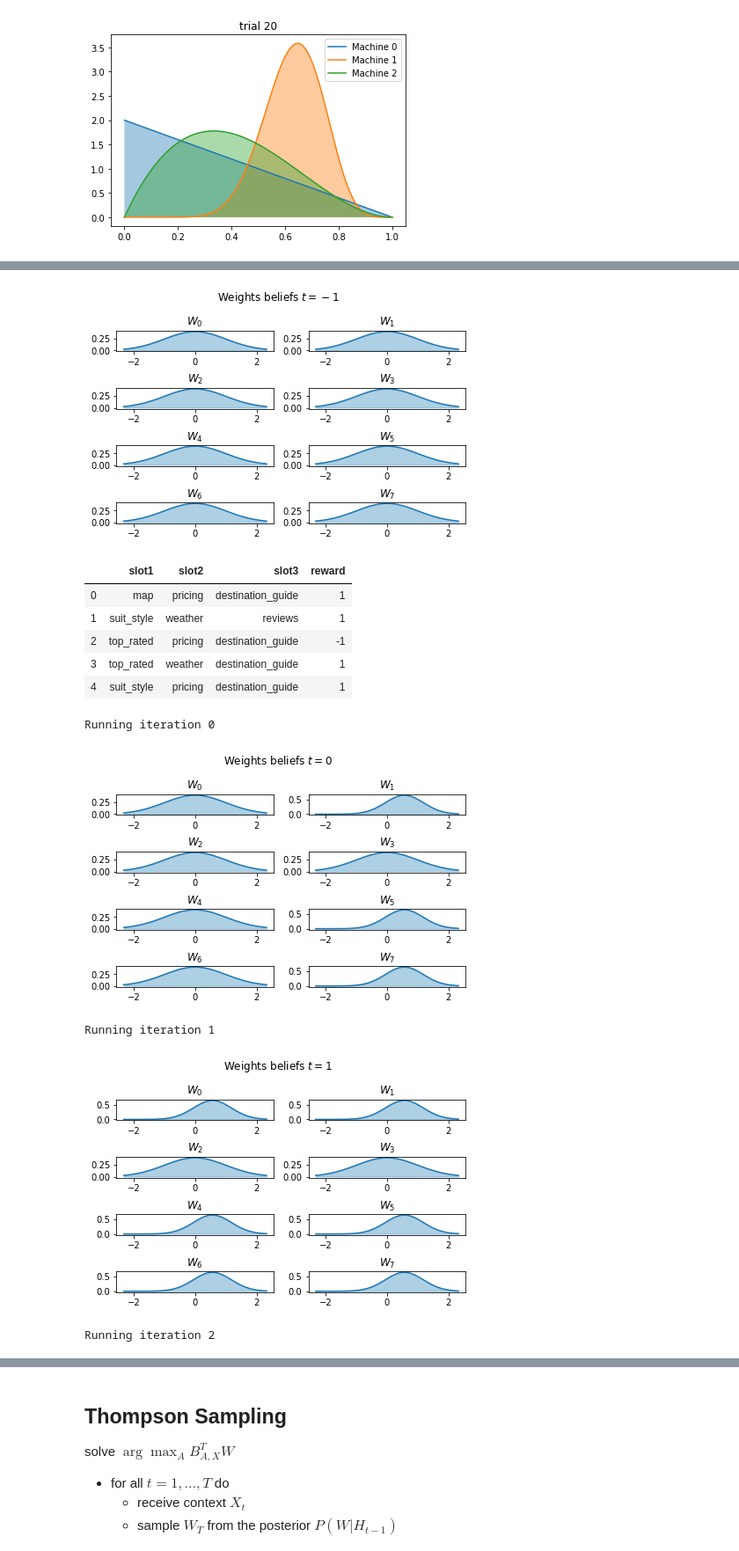
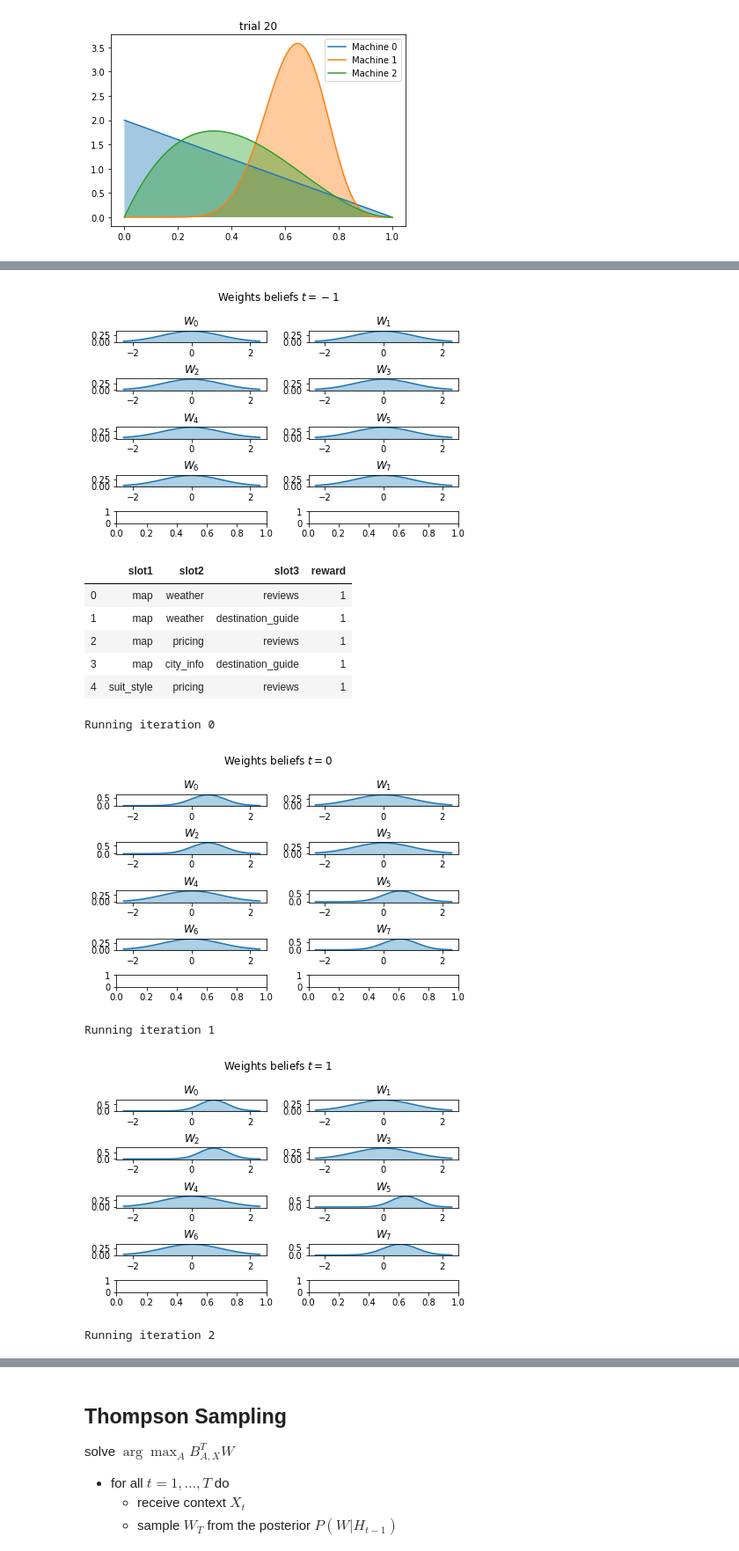
Before and after one commit to rfdickerson/multiarmed-bandits, a Jupyter notebook: bandits.ipynb, the cells around one changed output, grey strips where cells are left out. Shown: that part at 88% size. Cells and saved outputs as stored; diff of their text form; code cells hidden in the pictures.

```diff
--- a/bandits.ipynb
+++ b/bandits.ipynb
@@ -250,15 +250,25 @@ H["slot1"] = H["slot1"].cat.set_categories(choices_slot_1)
 H["slot2"] = H["slot2"].cat.set_categories(choices_slot_2)
 H["slot3"] = H["slot3"].cat.set_categories(choices_slot_3)
 
-#df["device_context"] = df["device_context"].cat.set_categories(['web', 'mobile'])
-
 
 def to_features(df):
     """convert the slots to a feature vector"""
+
     df1 = df.copy()
+
+    if 'reward' in df1.columns:
+        df1 = df1.drop(columns=["reward"])
+
+    df1["bias"] = 1
+
+    # convert the slots to indicator variables
     df1 = pd.get_dummies(df1, columns=["slot1", "slot2", "slot3"])
-    if 'reward' in df.columns:
-        df1 = df1.drop(columns=["reward"])
+
+    # add the pairwise slot interactions
+
+    # add the context
+
+    # add the pairwise context-slot interactions
     return df1
 
 def to_categories(df, columns):
@@ -353,21 +363,21 @@ def w(t):
 
 def update(mu, sigma, feature, reward, beta=1):
     """update the means and variance based on the feature and reward"""
-    variance = beta**2 + feature*sigma
+    variance = beta**2 + feature*sigma**2
     Sigma = np.sqrt(variance)
 
-    mu = mu + reward * feature * sigma**2/Sigma * v(reward*feature*mu/Sigma)
-    sigma = sigma * (1 - feature * sigma**2/Sigma * w(reward * feature * mu/Sigma))
+    mu = mu + reward * feature * sigma**2/Sigma * v(reward*feature*np.mean(mu)/Sigma)
+    sigma = sigma * (1 - feature * sigma**2/Sigma * w(reward * feature * np.mean(mu)/Sigma))
     return mu, sigma
 # %%
 def plot_weights(mu, sigma, t):
     """Show the gaussian distributions for each of the weights"""
 
     d = mu.shape[0]
-    fig, axs = plt.subplots(4, 2, constrained_layout=True)
+    fig, axs = plt.subplots(5, 2, constrained_layout=True)
     fig.suptitle("Weights beliefs $t={}$".format(t))
 
-    for i in range(d):
+    for i in range(8):
 
         x = np.linspace(norm.ppf(0.01), norm.ppf(0.99), 100)
 
@@ -384,41 +394,41 @@ def plot_weights(mu, sigma, t):
 # %%
 # time iterations
 t = 4
 
 # number of dimensions
-d = 8
+d = 9
 
 # initial weights
 mu = np.zeros(d, np.float32)
 sigma = np.ones(d, np.float32)
 
 plot_weights(mu, sigma, -1)
 
 H = simulate(H)
 display(H)
 
 # compute the feature vectors for each
 features = to_features(H)
 
 for i in range(t):
     print("Running iteration {}".format(i))
     row = H.iloc[i]
     feature = np.array(features.iloc[i].to_list())
     reward = row['reward']
 
     mu, sigma = update(mu, sigma, feature, reward)
 
     plot_weights(mu, sigma, i)
 # %% [output]
-[figure, old version]
+[figure, new version]
 |  | slot1 | slot2 | slot3 | reward |
-| 0 | map | pricing | destination_guide | 1 |
-| 1 | suit_style | weather | reviews | 1 |
-| 2 | top_rated | pricing | destination_guide | -1 |
-| 3 | top_rated | weather | destination_guide | 1 |
-| 4 | suit_style | pricing | destination_guide | 1 |
+| 0 | map | weather | reviews | 1 |
+| 1 | map | weather | destination_guide | 1 |
+| 2 | map | pricing | reviews | 1 |
+| 3 | map | city_info | destination_guide | 1 |
+| 4 | suit_style | pricing | reviews | 1 |
 Running iteration 0
-[figure, old version]
+[figure, new version]
 Running iteration 1
-[figure, old version]
+[figure, new version]
 Running iteration 2
```
Also changed, not shown: parts of 10 cells of this notebook.
